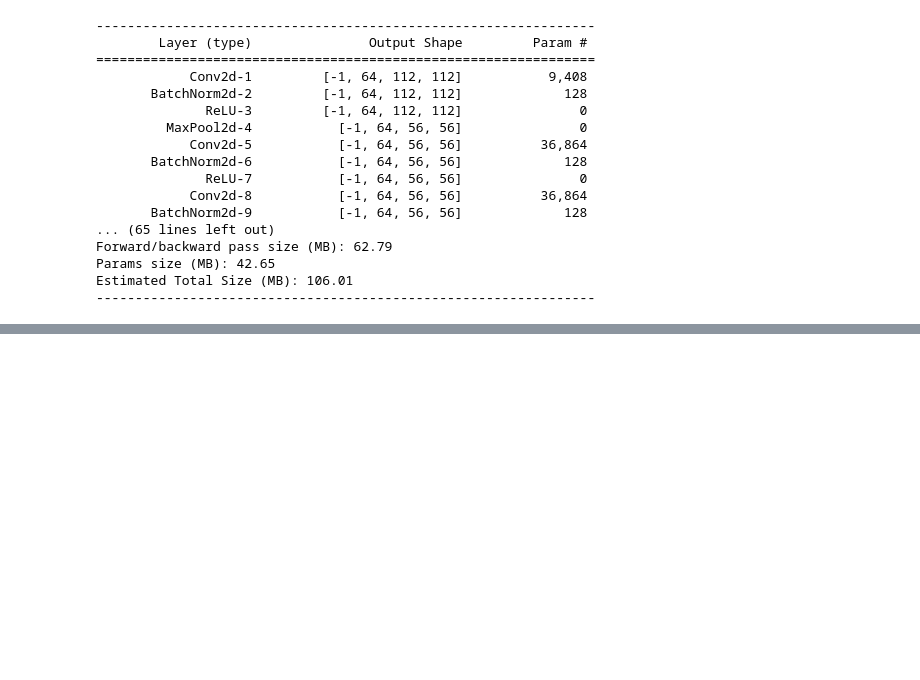
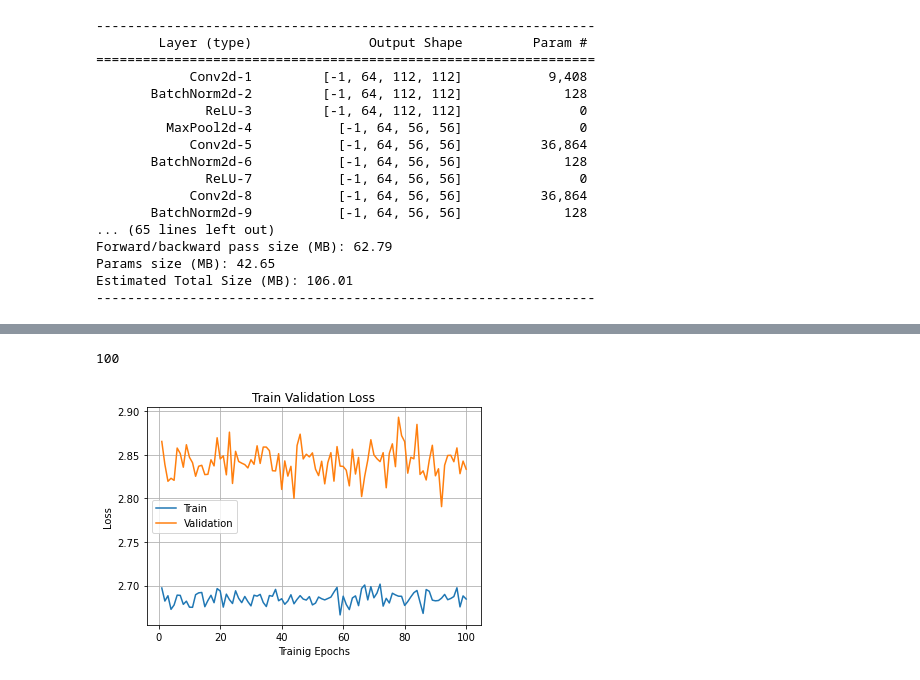
Before and after one commit to mralamdari/Multi-Classification-Pytorch, a Jupyter notebook: Multi_Classification_Pytorch.ipynb, the cells around one changed output, grey strips where cells are left out. Drawn from its saved outputs; the diff is of its cells as text; code cells hidden in the pictures; blank space fills up the shorter version.

```diff
--- a/Multi_Classification_Pytorch.ipynb
+++ b/Multi_Classification_Pytorch.ipynb
@@ -283,7 +284,7 @@ def get_lr(opt):
     return param_group['lr']
 
 def train_val(model, params):
-    epochs = params['num_epochs']
+    num_epochs = params['num_epochs']
     loss_fn = params['loss_func']
     opt = params['optimizer']
     train_dl = params['train_dl']
@@ -298,7 +299,7 @@ def train_val(model, params):
     best_model_wts = copy.deepcopy(model.state_dict())
     best_loss = float('inf')
 
-    for epoch in range(epochs):
+    for epoch in range(num_epochs):
       current_lr = get_lr(optimizer)
       print('Epoch {}/{}, current lr={}'.format(epoch, num_epochs - 1, current_lr))
 
@@ -324,7 +325,31 @@ def train_val(model, params):
       if current_lr != get_lr(opt):
         print('loading best model weights')
         model.load_state_dict(best_model_wts)
-      print(f"Epoch: {epoch}, Train Loss: {train_loss:.4f}, Train Accuracy: %{train_accuracy*100:.3f}, Val Loss: {val_loss:.4f}, Val Accuracy: %{val_accuracy*100:.3f}")
+      print(f"Epoch: {epoch+1}/{num_epochs}, Train Loss: {train_loss:.4f}, Train Accuracy: %{train_accuracy*100:.3f}, Val Loss: {val_loss:.4f}, Val Accuracy: %{val_accuracy*100:.3f}")
 
     model.load_state_dict(best_model_wts)
     return model, loss_history, accuracy_history
+# %%
+os.makedirs('/content/models', exist_ok=True)
+
+params_train = {
+    'num_epochs': 100,
+    'optimizer': optimizer,
+    'loss_func': loss_fn,
+    'train_dl': train_dl,
+    'val_dl': val_dl,
+    'sanity_check' : False,
+    'lr_scheduler': lr_scheduler,
+    'path2weights': '/content/models/resnet18.pt'
+}
+
+params_train_pre = {
+    'num_epochs': 100,
+    'optimizer': optimizer_pre,
+    'loss_func': loss_fn,
+    'train_dl': train_dl,
+    'val_dl': val_dl,
+    'sanity_check' : False,
+    'lr_scheduler': lr_scheduler_pre,
+    'path2weights': '/content/models/resnet18_pre.pt'
+}
@@ -330,0 +376,2 @@ def train_val(model, params):
+# %%
+model_pre, loss_history_pre, accuracy_history_pre = train_val(model_resnet18_pretrained, params_train_pre)
@@ -330,0 +401,5 @@ def train_val(model, params):
+# %%
+plot_history(loss_history_pre, loss=True)
+# %% [output]
+100
+[figure, added]
```
Also changed, not shown: parts of 11 cells of this notebook.
